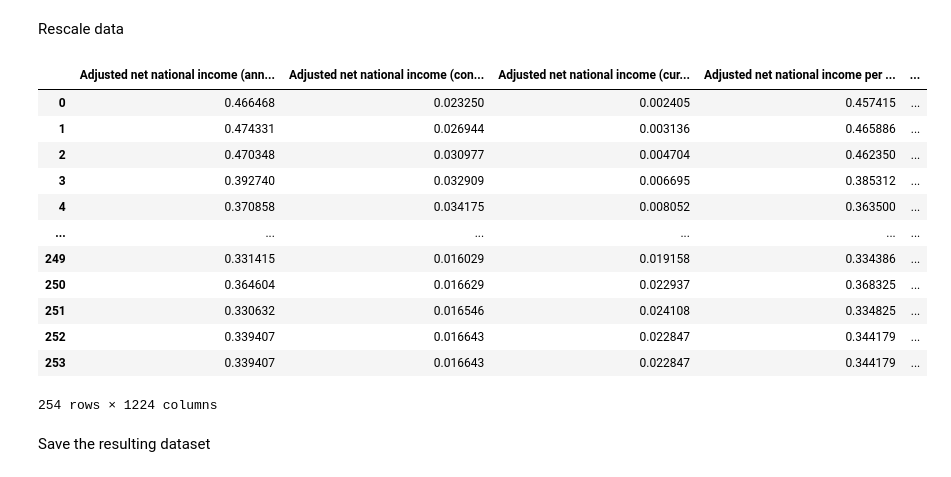
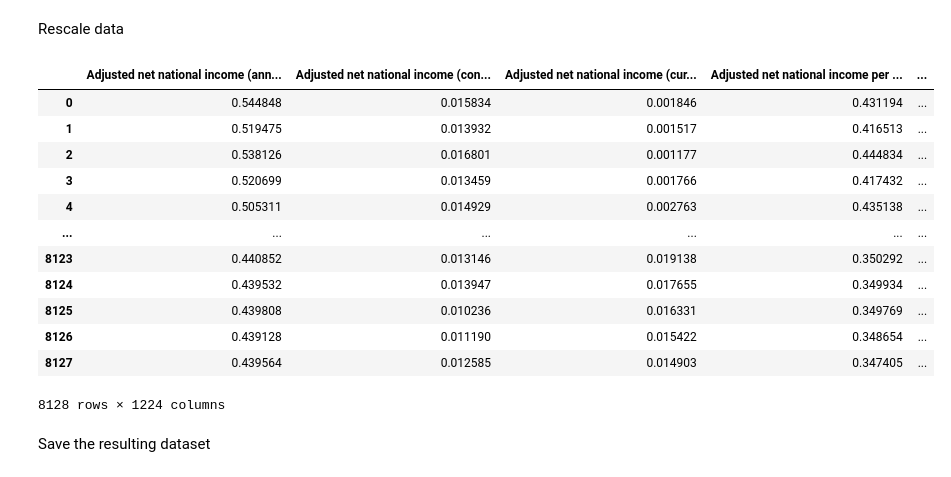
Before and after one commit to DaniilAlenushkin/predicting_a_country_economic_potential, a Jupyter notebook: clear_dataset.ipynb, the cells around one changed output. Cells and saved outputs as stored; diff of their text form; code cells hidden in the pictures.

Commit message:
add augmentation

```diff
--- a/clear_dataset.ipynb
+++ b/clear_dataset.ipynb
@@ -173,0 +179,18 @@ Name: GDP per capita (current US$), Length: 1224, dtype: float64
+# %%
+data_with_augmentation = data_without_useless_columns.copy()
+labels = [i for i in data_with_augmentation]
+mean = 0
+std_dev = 0.15
+increase_index = 5
+
+for _ in range(increase_index):
+    new_data_frame = []
+    for row_number in range(len(data_with_augmentation)-1):
+        first_row = data_with_augmentation.loc[row_number].tolist()
+        second_row = data_with_augmentation.loc[row_number+1].tolist()
+        result_row = [(first_row[i]+second_row[i])/2 + (np.random.normal(mean, std_dev) * ((first_row[i]+second_row[i])/2)) for i in range(len(first_row))]
+        new_data_frame += [first_row, result_row]
+    new_data_frame.append(data_with_augmentation.iloc[-1].tolist())
+    data_with_augmentation = pd.DataFrame(new_data_frame)
+data_with_augmentation = data_with_augmentation.set_axis(labels, axis=1)
+data_with_augmentation
@@ -175,24 +230,24 @@ Name: GDP per capita (current US$), Length: 1224, dtype: float64
 Rescale data
 # %%
 scaler = MinMaxScaler(feature_range=(0, 1))
-rescaled_data = pd.DataFrame(scaler.fit_transform(data_without_useless_columns))
-rescaled_data = rescaled_data.set_axis([column for column in data_without_useless_columns], axis=1)
+rescaled_data = pd.DataFrame(scaler.fit_transform(data_with_augmentation))
+rescaled_data = rescaled_data.set_axis([column for column in data_with_augmentation], axis=1)
 rescaled_data = rescaled_data.iloc[1:, :].reset_index().iloc[:, 1:]
 rescaled_data
 # %% [output]
 |  | Adjusted net national income (ann... | Adjusted net national income (con... | Adjusted net national income (cur... | Adjusted net national income per ... | ... |
-| 0 | 0.466468 | 0.023250 | 0.002405 | 0.457415 | ... |
-| 1 | 0.474331 | 0.026944 | 0.003136 | 0.465886 | ... |
-| 2 | 0.470348 | 0.030977 | 0.004704 | 0.462350 | ... |
-| 3 | 0.392740 | 0.032909 | 0.006695 | 0.385312 | ... |
-| 4 | 0.370858 | 0.034175 | 0.008052 | 0.363500 | ... |
+| 0 | 0.544848 | 0.015834 | 0.001846 | 0.431194 | ... |
+| 1 | 0.519475 | 0.013932 | 0.001517 | 0.416513 | ... |
+| 2 | 0.538126 | 0.016801 | 0.001177 | 0.444834 | ... |
+| 3 | 0.520699 | 0.013459 | 0.001766 | 0.417432 | ... |
+| 4 | 0.505311 | 0.014929 | 0.002763 | 0.435138 | ... |
 | ... | ... | ... | ... | ... | ... |
-| 249 | 0.331415 | 0.016029 | 0.019158 | 0.334386 | ... |
-| 250 | 0.364604 | 0.016629 | 0.022937 | 0.368325 | ... |
-| 251 | 0.330632 | 0.016546 | 0.024108 | 0.334825 | ... |
-| 252 | 0.339407 | 0.016643 | 0.022847 | 0.344179 | ... |
-| 253 | 0.339407 | 0.016643 | 0.022847 | 0.344179 | ... |
+| 8123 | 0.440852 | 0.013146 | 0.019138 | 0.350292 | ... |
+| 8124 | 0.439532 | 0.013947 | 0.017655 | 0.349934 | ... |
+| 8125 | 0.439808 | 0.010236 | 0.016331 | 0.349769 | ... |
+| 8126 | 0.439128 | 0.011190 | 0.015422 | 0.348654 | ... |
+| 8127 | 0.439564 | 0.012585 | 0.014903 | 0.347405 | ... |
-254 rows × 1224 columns
+8128 rows × 1224 columns
 # %% [markdown]
 Save the resulting dataset
 # %%
```
Also changed, not shown: parts of 26 cells of this notebook, 1 other file.
